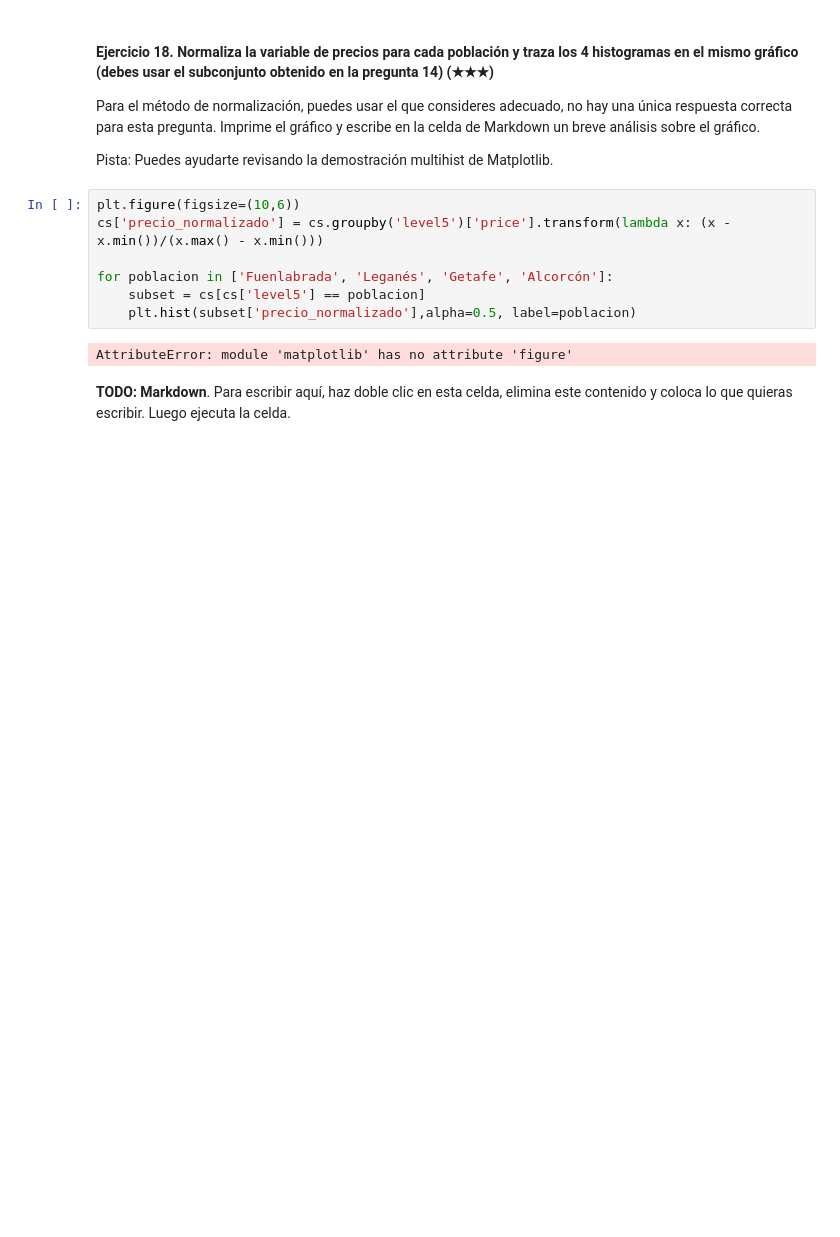
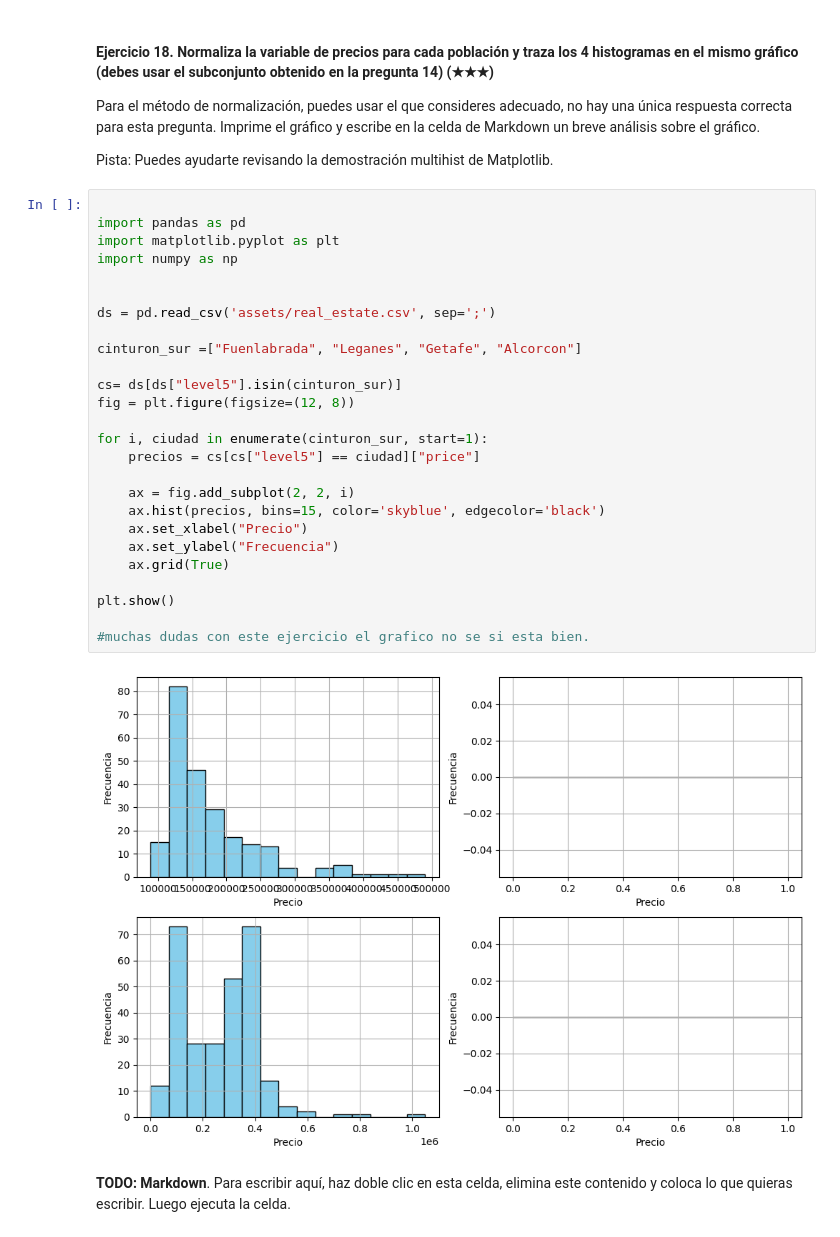
Before and after one commit to 4GeeksAcademy/jmrs-proyecto1, a Jupyter notebook: project.es.ipynb, the cells around one changed output. Saved outputs shown, nothing was run; the diff lists cells and outputs as text; blank space fills up the shorter version.

Commit message:
Entrega RealState

```diff
--- a/project.es.ipynb
+++ b/project.es.ipynb
@@ -416,14 +416,33 @@ Para el método de normalización, puedes usar el que consideres adecuado, no ha
 
 Pista: Puedes ayudarte revisando la demostración multihist de Matplotlib.
 # %%
-plt.figure(figsize=(10,6))
-cs['precio_normalizado'] = cs.groupby('level5')['price'].transform(lambda x: (x - x.min())/(x.max() - x.min()))
 
-for poblacion in ['Fuenlabrada', 'Leganés', 'Getafe', 'Alcorcón']:
-    subset = cs[cs['level5'] == poblacion]
-    plt.hist(subset['precio_normalizado'],alpha=0.5, label=poblacion)
+import pandas as pd
+import matplotlib.pyplot as plt
+import numpy as np
+
+
+ds = pd.read_csv('assets/real_estate.csv', sep=';')
+
+cinturon_sur =["Fuenlabrada", "Leganes", "Getafe", "Alcorcon"]
+
+cs= ds[ds["level5"].isin(cinturon_sur)]
+fig = plt.figure(figsize=(12, 8))
+
+for i, ciudad in enumerate(cinturon_sur, start=1):
+    precios = cs[cs["level5"] == ciudad]["price"]
+
+    ax = fig.add_subplot(2, 2, i)
+    ax.hist(precios, bins=15, color='skyblue', edgecolor='black')
+    ax.set_xlabel("Precio")
+    ax.set_ylabel("Frecuencia")
+    ax.grid(True)
+
+plt.show()
+
+#muchas dudas con este ejercicio el grafico no se si esta bien.
 # %% [output]
-AttributeError: module 'matplotlib' has no attribute 'figure'
+[figure, added]
 # %% [markdown]
 **TODO: Markdown**. Para escribir aquí, haz doble clic en esta celda, elimina este contenido y coloca lo que quieras escribir. Luego ejecuta la celda.
 # %% [markdown]
```
Also changed, not shown: parts of 6 cells of this notebook.
